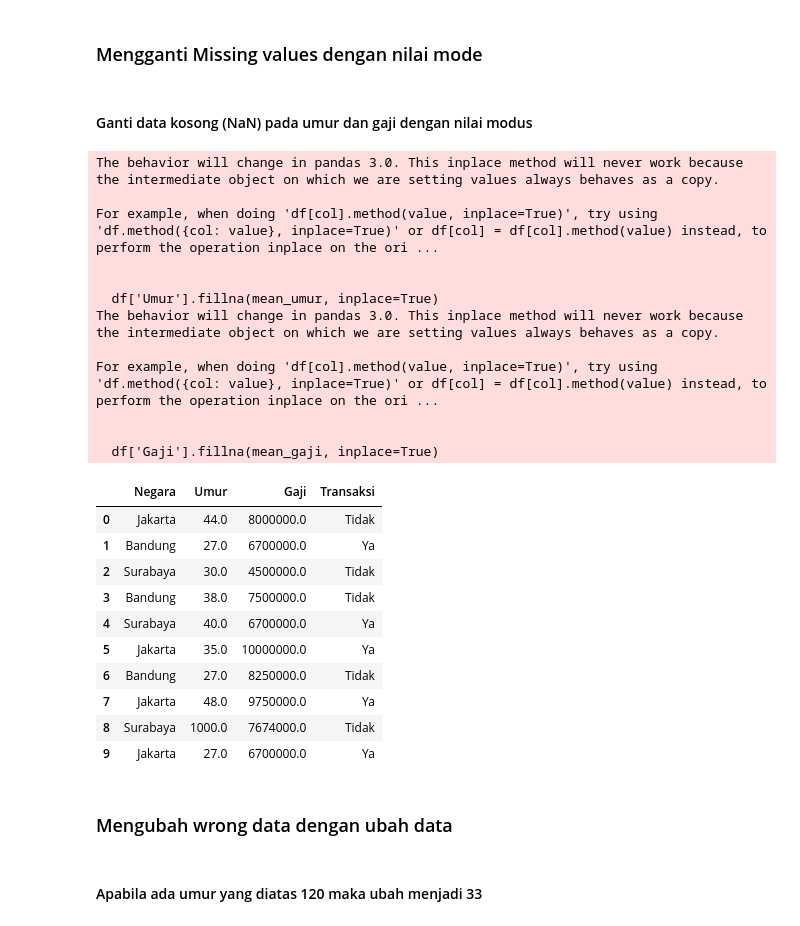
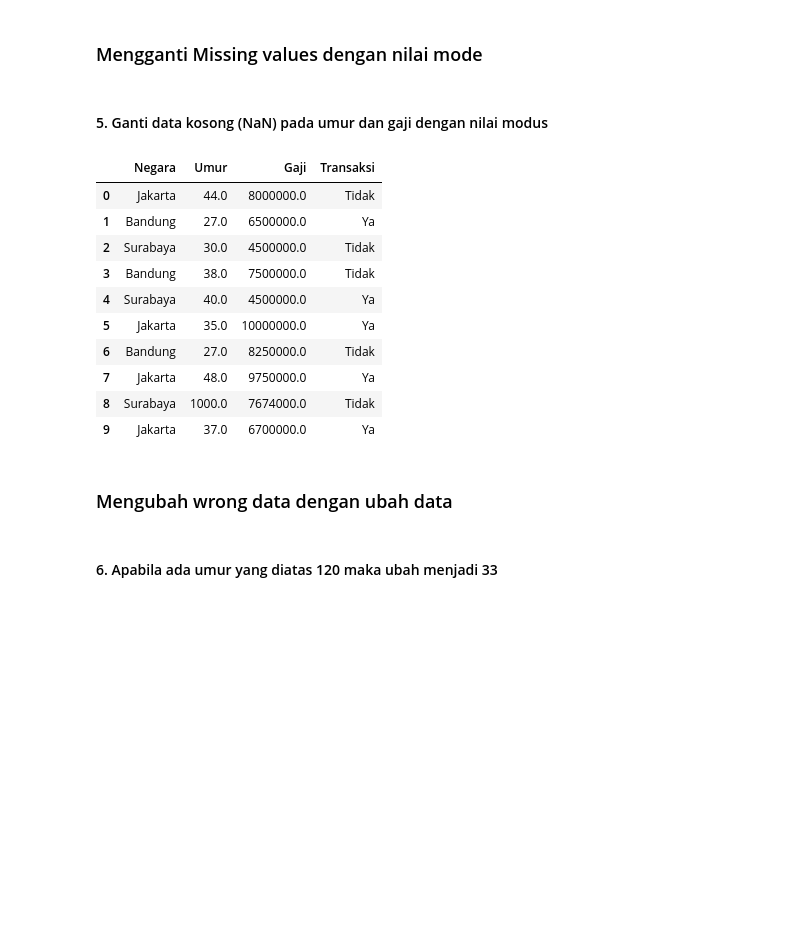
Before and after one commit to sendyprstyo/Sendy_KC_TI1B, a Jupyter notebook: Sendy_Job5.ipynb, the cells around one changed output. Cells and saved outputs as stored; diff of their text form; code cells hidden in the pictures; blank space fills up the shorter version.

```diff
--- a/Sendy_Job5.ipynb
+++ b/Sendy_Job5.ipynb
@@ -164,44 +132,33 @@ For example, when doing 'df[col].method(value, inplace=True)', try using 'df.met
 # %% [markdown]
 ### Mengganti Missing values dengan nilai mode
 # %% [markdown]
-#### Ganti data kosong (NaN) pada umur dan gaji dengan nilai modus
+#### 5. Ganti data kosong (NaN) pada umur dan gaji dengan nilai modus
 # %%
 df = pd.read_csv('./Data.csv')
-mean_umur = df['Umur'].mode()[0];
-mean_gaji = df['Gaji'].mode()[0];
 
-df['Umur'].fillna(mean_umur, inplace=True)
-df['Gaji'].fillna(mean_gaji, inplace=True)
+mean_umur = df['Umur'].mode()[0]
+mean_gaji = df['Gaji'].mode()[0]
+
+df['Umur'] = df['Umur'].fillna(mean_umur)
+df['Gaji'] = df['Gaji'].fillna(mean_gaji)
 
 df
 # %% [output]
-The behavior will change in pandas 3.0. This inplace method will never work because the intermediate object on which we are setting values always behaves as a copy.
-
-For example, when doing 'df[col].method(value, inplace=True)', try using 'df.method({col: value}, inplace=True)' or df[col] = df[col].method(value) instead, to perform the operation inplace on the ori ...
-
-
-  df['Umur'].fillna(mean_umur, inplace=True)
-The behavior will change in pandas 3.0. This inplace method will never work because the intermediate object on which we are setting values always behaves as a copy.
-
-For example, when doing 'df[col].method(value, inplace=True)', try using 'df.method({col: value}, inplace=True)' or df[col] = df[col].method(value) instead, to perform the operation inplace on the ori ...
-
-
-  df['Gaji'].fillna(mean_gaji, inplace=True)
 |  | Negara | Umur | Gaji | Transaksi |
 | 0 | Jakarta | 44.0 | 8000000.0 | Tidak |
-| 1 | Bandung | 27.0 | 6700000.0 | Ya |
+| 1 | Bandung | 27.0 | 6500000.0 | Ya |
 | 2 | Surabaya | 30.0 | 4500000.0 | Tidak |
 | 3 | Bandung | 38.0 | 7500000.0 | Tidak |
-| 4 | Surabaya | 40.0 | 6700000.0 | Ya |
+| 4 | Surabaya | 40.0 | 4500000.0 | Ya |
 | 5 | Jakarta | 35.0 | 10000000.0 | Ya |
 | 6 | Bandung | 27.0 | 8250000.0 | Tidak |
 | 7 | Jakarta | 48.0 | 9750000.0 | Ya |
 | 8 | Surabaya | 1000.0 | 7674000.0 | Tidak |
-| 9 | Jakarta | 27.0 | 6700000.0 | Ya |
+| 9 | Jakarta | 37.0 | 6700000.0 | Ya |
 # %% [markdown]
 ### Mengubah wrong data dengan ubah data
 # %% [markdown]
-#### Apabila ada umur  yang diatas 120 maka ubah menjadi 33
+#### 6. Apabila ada umur  yang diatas 120 maka ubah menjadi 33
 # %%
 df = pd.read_csv('./Data.csv')
 
```
Also changed, not shown: parts of 10 cells of this notebook.
